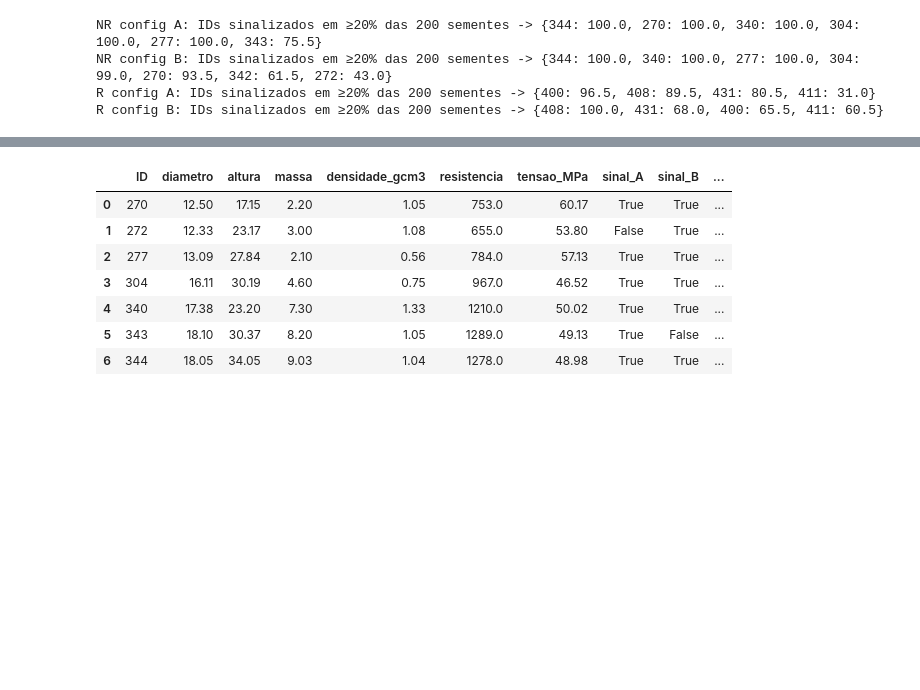
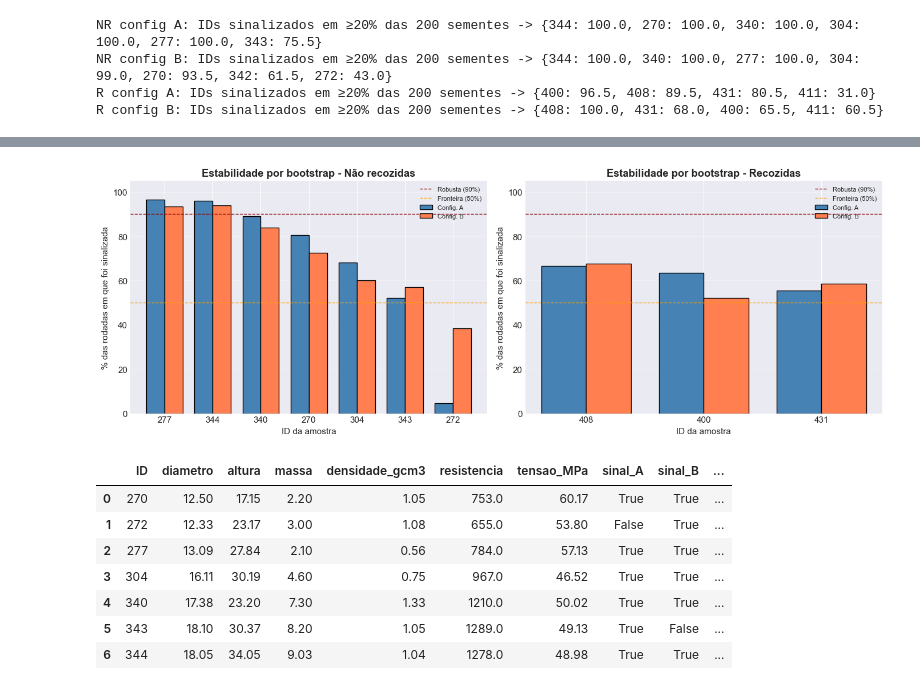
Before and after one commit to EduardoMiranda06/INICIACAO-CIENTIFICA, a Jupyter notebook: 3 Congresso SENAI/Codigo.ipynb, the cells around one changed output, grey strips where cells are left out. Cells and saved outputs as stored; diff of their text form; code cells hidden in the pictures; blank space fills up the shorter version.

```diff
--- a/3 Congresso SENAI/Codigo.ipynb
+++ b/3 Congresso SENAI/Codigo.ipynb
@@ -500,17 +489,17 @@ if (len(df_nao_recozidas), len(df_recozidas)) != (69, 28):
 Total de amostras NÃO recozidas: 69
 Total de amostras recozidas: 28
 # %%
-# Variáveis de cada configuração. [AJUSTE] A ORDEM das colunas é mantida igual à da versão anterior, porque o Isolation Forest
+# Variáveis de cada configuração.  A ORDEM das colunas é mantida igual à da versão anterior, porque o Isolation Forest
 # sorteia atributos por índice de coluna: trocar a ordem muda quais árvores usam qual variável e pode alterar os sinalizados
 # nos casos limítrofes (verificado: a config. B muda em 5% de contaminação se a ordem for alterada).
 features_B = ['diametro', 'altura', 'massa', 'resistencia', 'densidade_aparente']   # original (inclui a força)
-features_A = ['diametro', 'altura', 'massa', 'densidade_aparente']                  # [NOVO] apenas não destrutivas
+features_A = ['diametro', 'altura', 'massa', 'densidade_aparente']                  #  apenas não destrutivas
 
 # [NOVO] Função única de detecção. Substitui as células de normalização/ajuste duplicadas (que usavam fillna(média) e dropna()).
 def rodar_isolation_forest(df_grupo, features, contaminacao=CONTAMINACAO, semente=SEED):
     """Retorna Series (index = df_grupo.index) com -1 (anomalia) ou 1 (normal)."""
     X = df_grupo[features]
-    # [CORREÇÃO] Antes: X.fillna(X.mean()) e, em outra célula, X.dropna(). fillna(média) fabrica observações perfeitamente
+    #  Antes: X.fillna(X.mean()) e, em outra célula, X.dropna(). fillna(média) fabrica observações perfeitamente
     # "normais" (o IF as trata como típicas), e dropna() encurta X em relação ao DataFrame, desalinhando as predições com
     # os IDs. Aqui, dados faltantes interrompem a execução, e o resultado herda o índice do DataFrame (sem desalinhamento).
     if X.isna().any().any():
@@ -520,12 +509,13 @@ def rodar_isolation_forest(df_grupo, features, contaminacao=CONTAMINACAO, sement
     modelo = IsolationForest(contamination=contaminacao, random_state=semente, n_estimators=N_ARVORES)
     return pd.Series(modelo.fit_predict(X_scaled), index=df_grupo.index)
 
-# [CORREÇÃO] 'anomalia' é SEMPRE recalculada. Antes: "if 'anomalia' not in df.columns: ..." mantinha valores antigos ao
+#  'anomalia' é SEMPRE recalculada. Antes: "if 'anomalia' not in df.columns: ..." mantinha valores antigos ao
 # reexecutar células fora de ordem (estado oculto do kernel), podendo plotar/exportar anomalias desatualizadas.
 df_nao_recozidas['anomalia'] = rodar_isolation_forest(df_nao_recozidas, features_B)      # config. B = resultado original
-df_nao_recozidas['anomalia_A'] = rodar_isolation_forest(df_nao_recozidas, features_A)    # [NOVO] config. A
+df_nao_recozidas['anomalia_A'] = rodar_isolation_forest(df_nao_recozidas, features_A)    #  config. A
+df_nao_recozidas['anomalia_B'] = df_nao_recozidas['anomalia']   # [AJUSTE] mesma coluna 'anomalia_B' nos dois grupos, para o código seguinte tratar NR e R igualmente
 
-# [NOVO] Detector também nas recozidas (antes presumidas livres de defeitos "por definição"). Motivo: premissa não verificável a
+#  Detector também nas recozidas (antes presumidas livres de defeitos "por definição"). Motivo: premissa não verificável a
 # priori; havia falhas de ensaio nas recozidas e o detector aponta peças atípicas nelas. Aqui só se mede, sem excluir.
 df_recozidas['anomalia_B'] = rodar_isolation_forest(df_recozidas, features_B)
 df_recozidas['anomalia_A'] = rodar_isolation_forest(df_recozidas, features_A)
@@ -619 +691,17 @@ R config B: IDs sinalizados em ≥20% das 200 sementes -> {408: 100.0, 431: 68.0
+# %%
+# Gráfico de estabilidade por bootstrap (equivalente ao do CBECIMAT), um painel por grupo e barras para as configs. A e B.
+fig, axes = plt.subplots(1, 2, figsize=(14, 5))
+for ax, (df_g, titulo) in zip(axes, [(df_nao_recozidas, 'Não recozidas'), (df_recozidas, 'Recozidas')]):
+    sel = df_g[(df_g['anomalia_A'] == -1) | (df_g['anomalia_B'] == -1)].sort_values('boot_A_pct', ascending=False)
+    x = np.arange(len(sel)); w = 0.38
+    ax.bar(x - w/2, sel['boot_A_pct'], w, label='Config. A', color='steelblue', edgecolor='black')
+    ax.bar(x + w/2, sel['boot_B_pct'], w, label='Config. B', color='coral', edgecolor='black')
+    ax.axhline(LIM_ROBUSTA, color='darkred', ls='--', lw=1, label=f'Robusta ({LIM_ROBUSTA}%)')
+    ax.axhline(LIM_FRONTEIRA, color='orange', ls='--', lw=1, label=f'Fronteira ({LIM_FRONTEIRA}%)')
+    ax.set_xticks(x); ax.set_xticklabels(sel['ID'].astype(int).astype(str)); ax.set_ylim(0, 105)
+    ax.set_xlabel('ID da amostra'); ax.set_ylabel('% das rodadas em que foi sinalizada'); ax.set_title(f'Estabilidade por bootstrap - {titulo}', fontweight='bold')
+    ax.legend(fontsize=8); ax.grid(axis='y', alpha=0.3)
+plt.tight_layout(); plt.show()
+# %% [output]
+[figure, added]
 # %%
```
Also changed, not shown: parts of 36 cells of this notebook, 3 other files.
